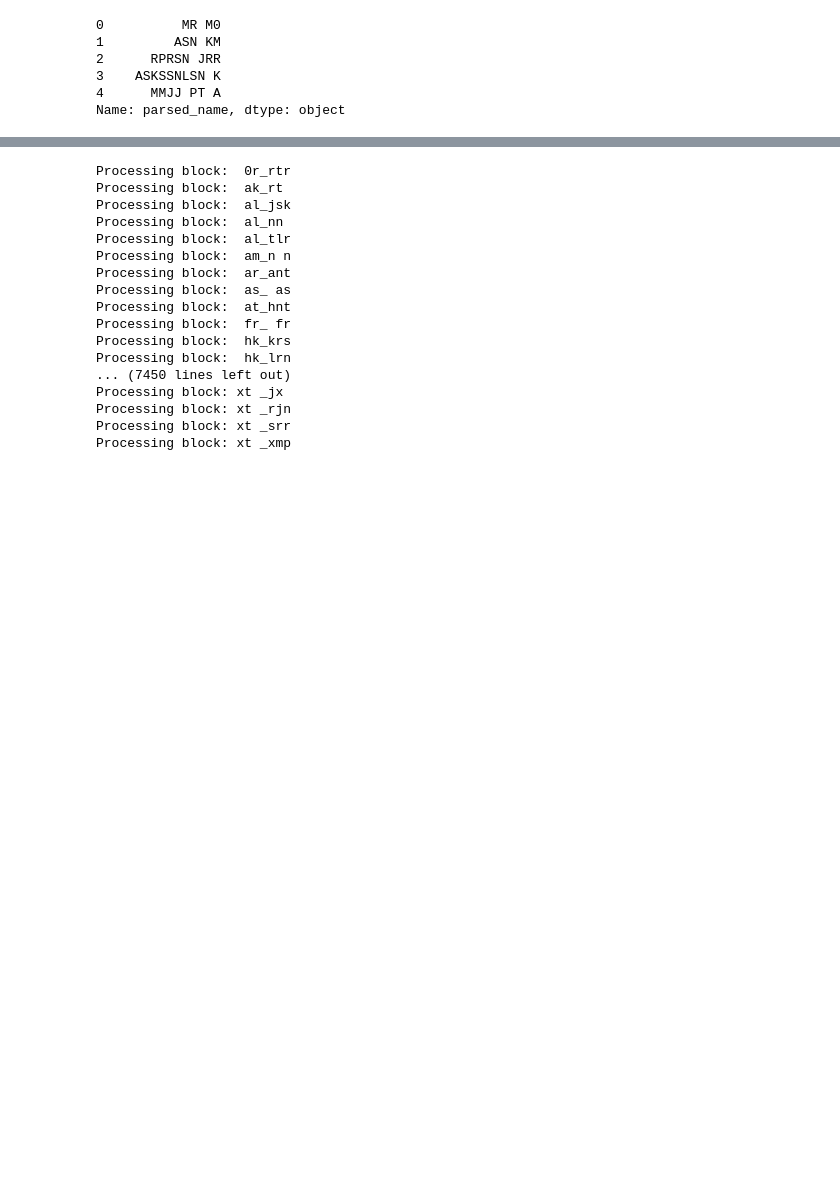
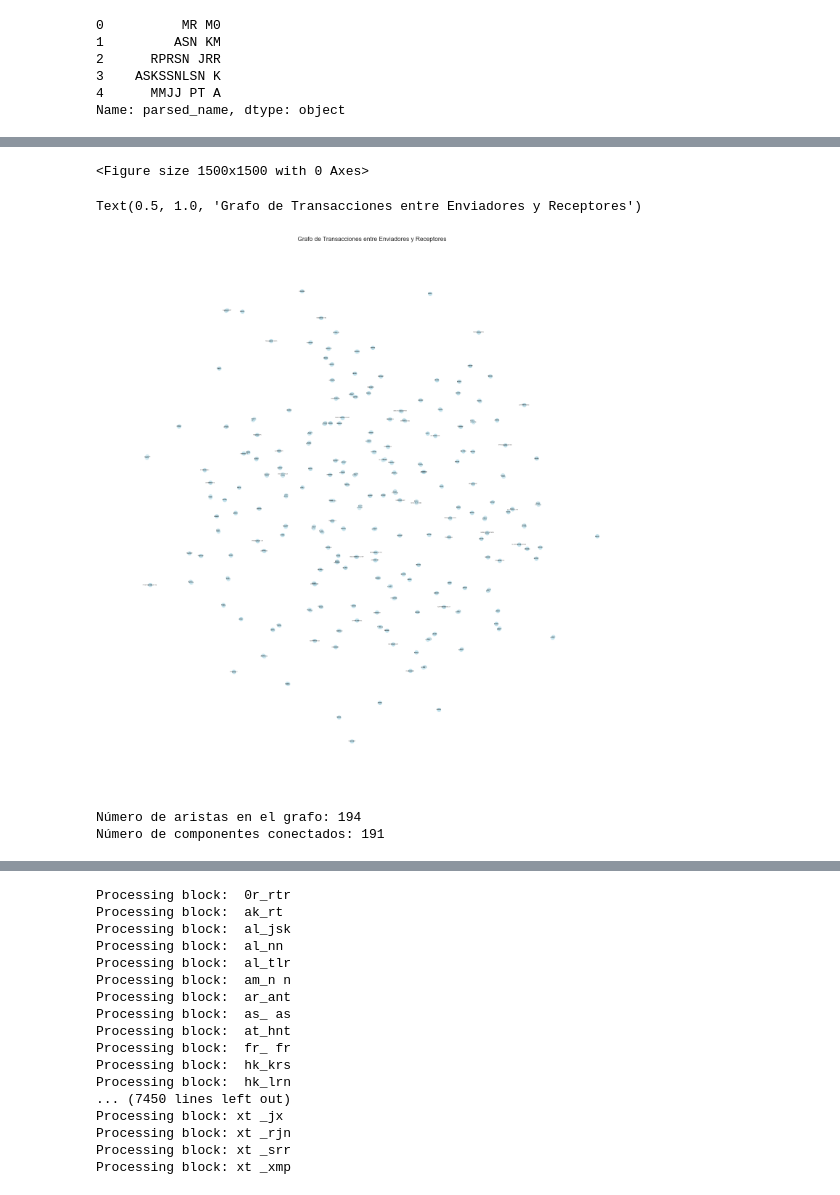
Before and after one commit to Stargix/UBS-LauzHack, a Jupyter notebook: main graf sergi.ipynb, the cells around one changed output, grey strips where cells are left out. Cells and saved outputs as stored; diff of their text form; code cells hidden in the pictures; blank space fills up the shorter version.

```diff
--- a/main graf sergi.ipynb
+++ b/main graf sergi.ipynb
@@ -149,0 +156,41 @@ Name: parsed_address_street_name, dtype: object
+# %%
+import networkx as nx
+import matplotlib.pyplot as plt
+
+# Crear un grafo vacío
+G = nx.Graph()
+
+# Iterar sobre las filas del DataFrame para agregar nodos y aristas
+for index, row in merged_df.head(200).iterrows():
+    # Obtener el external_id y el rol de la entidad
+    external_id = row['external_id']
+    role = row['party_role']  # 'sender' o 'receiver' (ajusta según tu nomenclatura)
+
+    # Determinar el nodo según el rol
+    if role == 'BENE':
+        sender = external_id
+        receiver = row['parsed_name']  # O la columna que contenga el nombre del receptor
+    else:
+        sender = row['parsed_name']  # O la columna que contenga el nombre del enviador
+        receiver = external_id
+
+    # Agregar nodos y aristas al grafo
+    G.add_node(sender)
+    G.add_node(receiver)
+    G.add_edge(sender, receiver, weight=row['transaction_amount'])  # Usar el monto de la transacción como peso
+
+# Visualizar el grafo
+plt.figure(figsize=(15, 15))
+pos = nx.spring_layout(G)  # Posicionamiento de los nodos
+nx.draw(G, pos, with_labels=True, node_size=50, node_color='lightblue', font_size=2, font_color='black', font_weight='bold', edge_color='black', alpha=0.5)
+plt.title('Grafo de Transacciones entre Enviadores y Receptores')
+plt.show()
+
+print(f"Número de aristas en el grafo: {G.number_of_edges()}")
+print(f"Número de componentes conectados: {nx.number_connected_components(G)}")
+# %% [output]
+<Figure size 1500x1500 with 0 Axes>
+Text(0.5, 1.0, 'Grafo de Transacciones entre Enviadores y Receptores')
+[figure, added]
+Número de aristas en el grafo: 194
+Número de componentes conectados: 191
```
Also changed, not shown: parts of 3 cells of this notebook, 2 other files.
